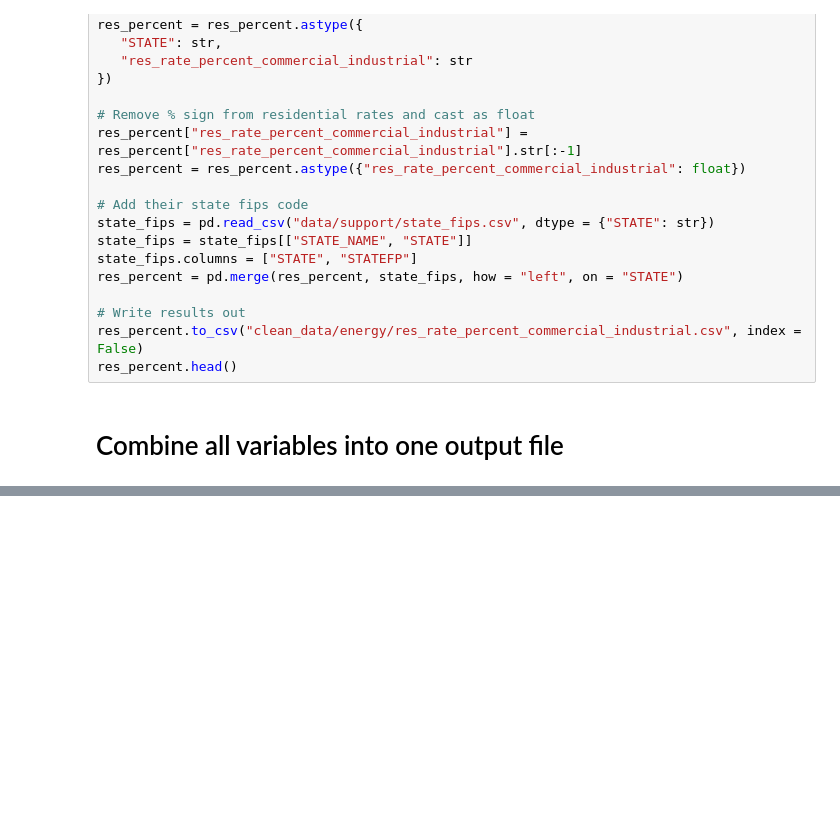
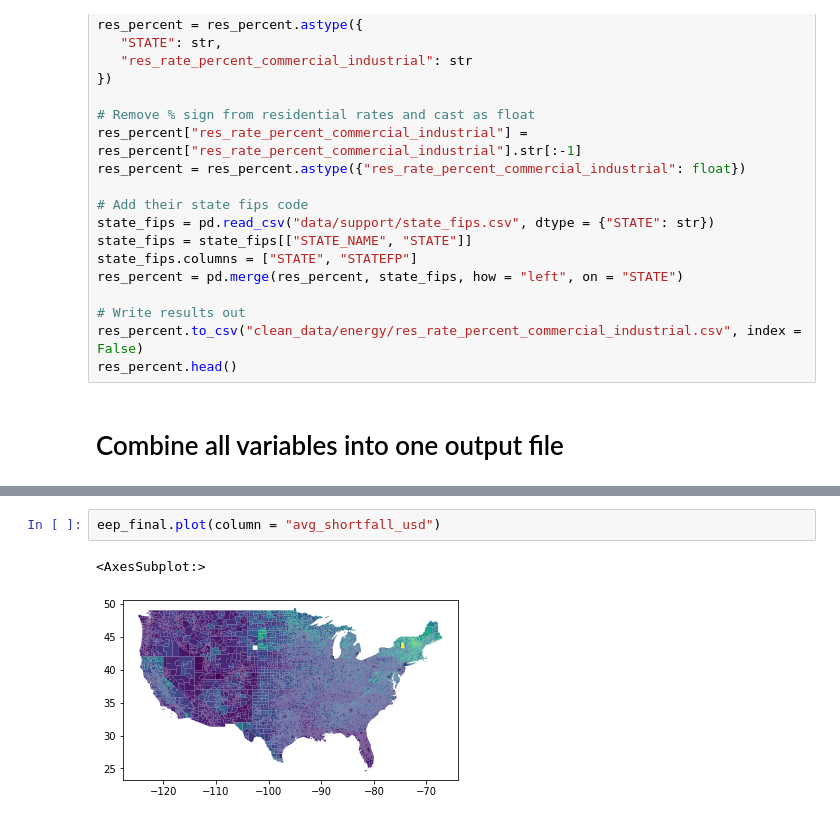
Before and after one commit to Energy-Equity-Project/EEP_Data_Pipeline, a Jupyter notebook: clean_preprocess.ipynb, the cells around one changed output, grey strips where cells are left out. Drawn from its saved outputs; the diff is of its cells as text; blank space fills up the shorter version.

```diff
--- a/clean_preprocess.ipynb
+++ b/clean_preprocess.ipynb
@@ -466,0 +530,5 @@ eep.head()
+# %%
+eep_final.plot(column = "avg_shortfall_usd")
+# %% [output]
+<AxesSubplot:>
+[figure, added]
```
Also changed, not shown: parts of 11 cells of this notebook, 1 other file.
